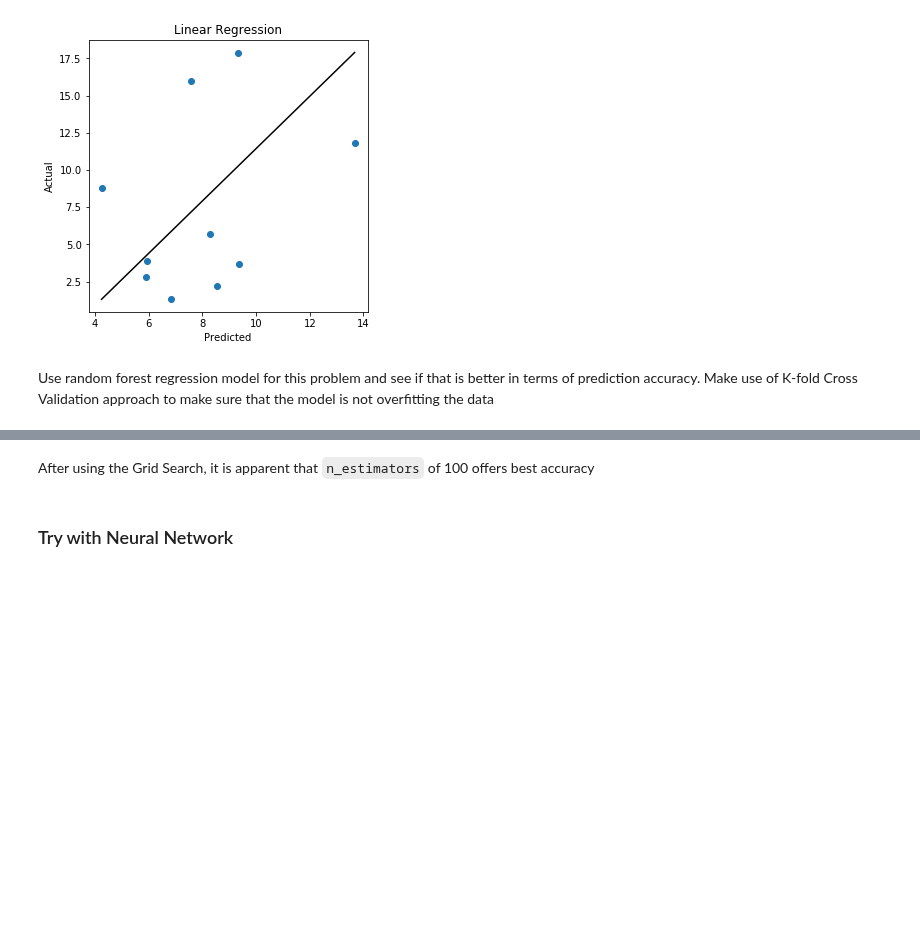
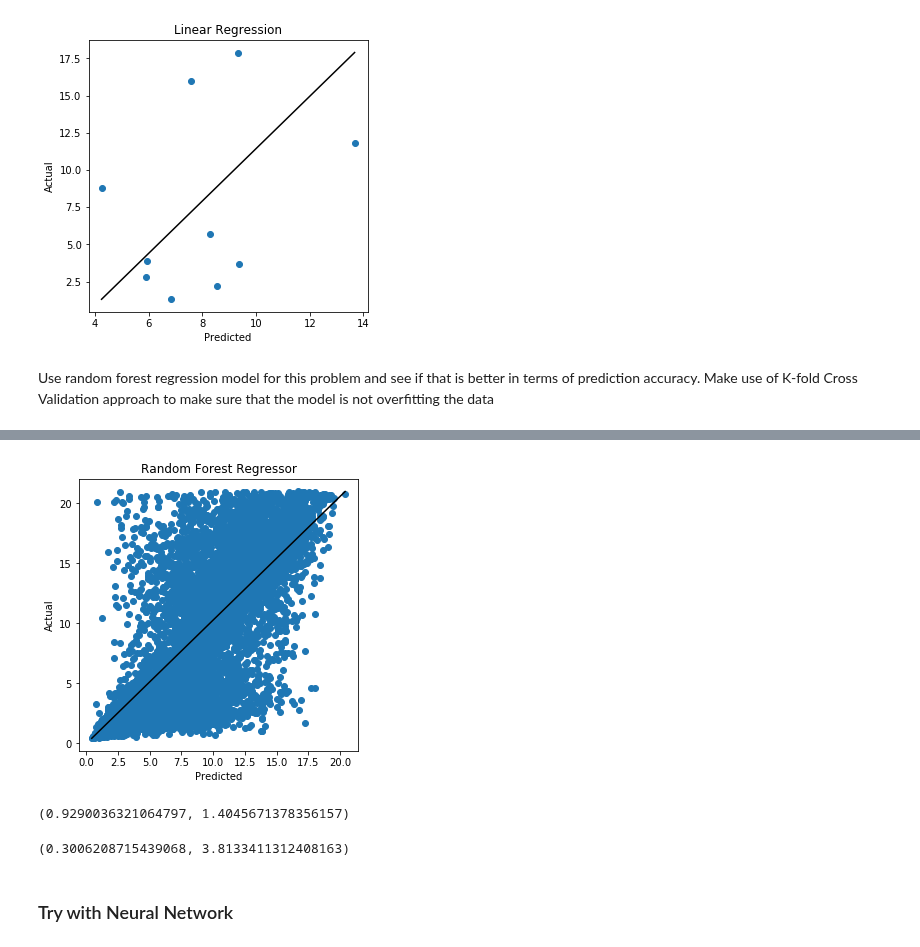
Before and after one commit to aniket-ak/Machine-Learning-CASP-Dataset, a Jupyter notebook: Machine Learning for the prediction of Protein Structure.ipynb, the cells around one changed output, grey strips where cells are left out. Saved outputs shown, nothing was run; the diff lists cells and outputs as text; code cells hidden in the pictures; blank space fills up the shorter version.

```diff
--- a/Machine Learning for the prediction of Protein Structure.ipynb
+++ b/Machine Learning for the prediction of Protein Structure.ipynb
@@ -308,5 +327,22 @@ grid_search.best_params_
-# %% [markdown]
-After using the Grid Search, it is apparent that `n_estimators` of 100 offers best accuracy
+# %%
+X_test_scaled = pipeline.transform(X_test)
+# %%
+plot_results(X_test_scaled, y_test, best_model, "Random Forest Regressor")
+# %% [output]
+[figure, added]
+# %%
+y_pred = best_model.predict(X_train_scaled)
+
+r2_score(y_pred, y_train),np.sqrt(mean_squared_error(y_pred, y_train))
+# %% [output]
+(0.9290036321064797, 1.4045671378356157)
+# %%
+from sklearn.metrics import r2_score, mean_squared_error
+y_pred = best_model.predict(X_test_scaled)
+
+r2_score(y_pred, y_test),np.sqrt(mean_squared_error(y_pred, y_test))
+# %% [output]
+(0.3006208715439068, 3.8133411312408163)
 # %% [markdown]
 ### Try with Neural Network
 # %% [markdown]
```
Also changed, not shown: parts of 19 cells of this notebook.
